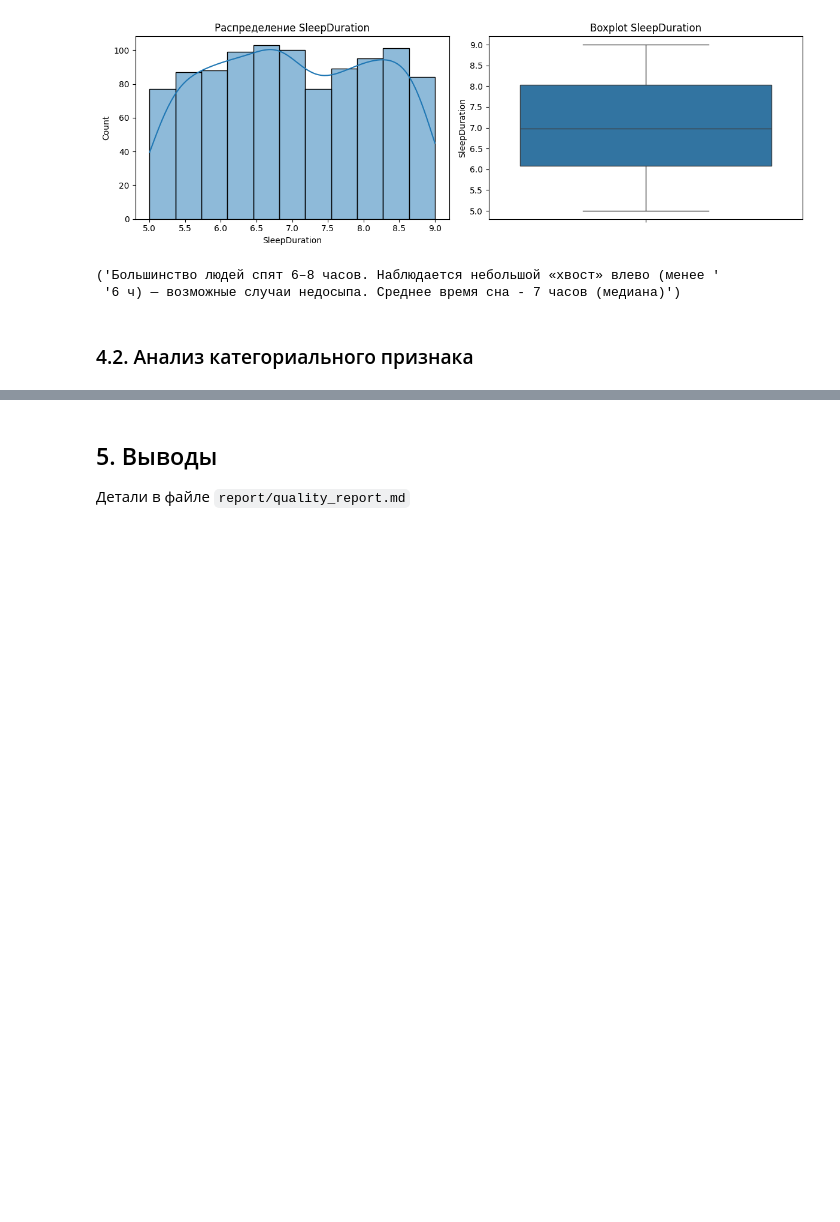
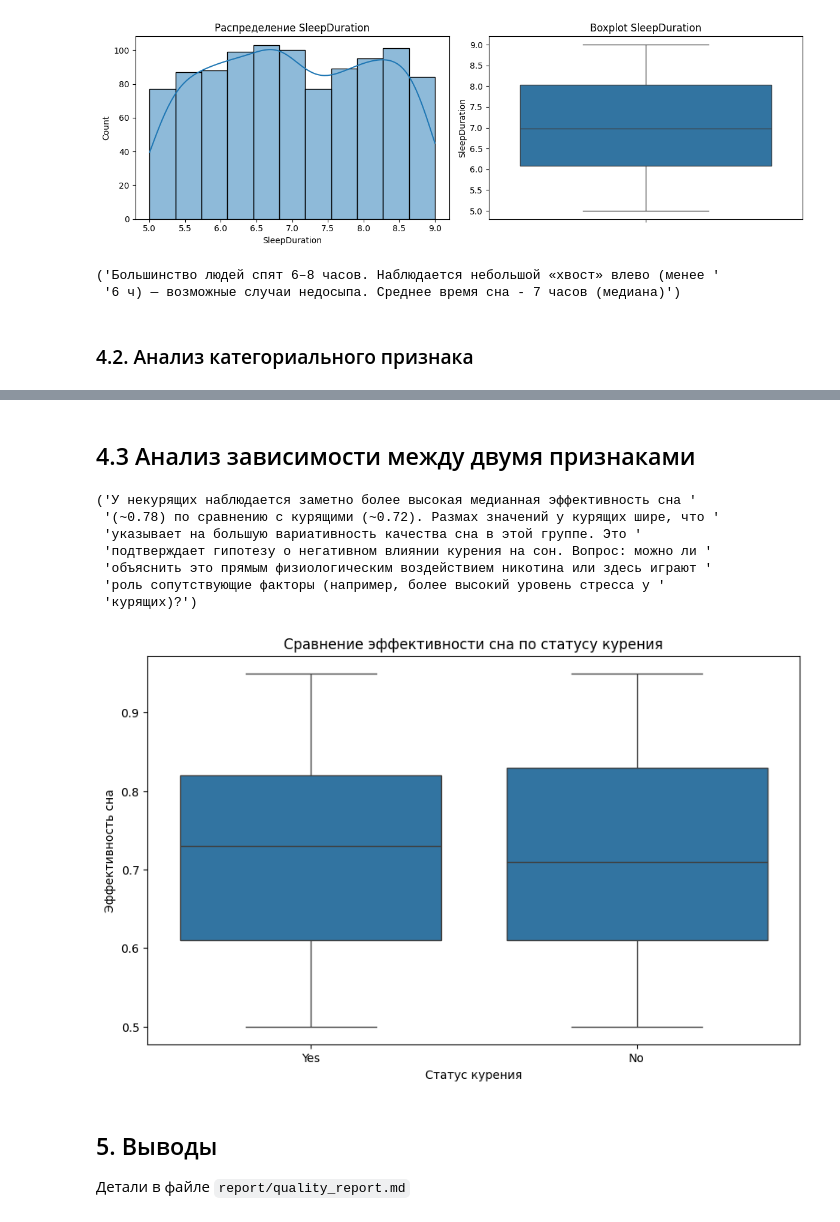
Before and after one commit to kiyoukasu1getsu/dataAnalysis, a Jupyter notebook: notebooks/01_data_understanding.ipynb, the cells around one changed output, grey strips where cells are left out. Drawn from its saved outputs; the diff is of its cells as text; code cells hidden in the pictures; blank space fills up the shorter version.

```diff
--- a/notebooks/01_data_understanding.ipynb
+++ b/notebooks/01_data_understanding.ipynb
@@ -182,3 +191,25 @@ pprint("Небольшое превосходство курящих указы
+# %% [markdown]
+## 4.3 Анализ зависимости между двумя признаками
+# %%
+#Визуализация зависимости между двумя признаками
+plt.figure(figsize=(10, 6))
+sns.boxplot(data=df, x='SmokingStatus', y='SleepEfficiency')
+plt.title('Сравнение эффективности сна по статусу курения')
+plt.xlabel('Статус курения')
+plt.ylabel('Эффективность сна')
+plt.show
+
+#Описание
+pprint('У некурящих наблюдается заметно более высокая медианная эффективность сна (~0.78) по сравнению с курящими (~0.72). Размах значений у курящих шире, что указывает на большую вариативность качества сна в этой группе. Это подтверждает гипотезу о негативном влиянии курения на сон. Вопрос: можно ли объяснить это прямым физиологическим воздействием никотина или здесь играют роль сопутствующие факторы (например, более высокий уровень стресса у курящих)?')
+# %% [output]
+('У некурящих наблюдается заметно более высокая медианная эффективность сна '
+ '(~0.78) по сравнению с курящими (~0.72). Размах значений у курящих шире, что '
+ 'указывает на большую вариативность качества сна в этой группе. Это '
+ 'подтверждает гипотезу о негативном влиянии курения на сон. Вопрос: можно ли '
+ 'объяснить это прямым физиологическим воздействием никотина или здесь играют '
+ 'роль сопутствующие факторы (например, более высокий уровень стресса у '
+ 'курящих)?')
+[figure, added]
 # %% [markdown]
 ## 5. Выводы
 
```
Also changed, not shown: parts of 2 cells of this notebook, 1 other file.
